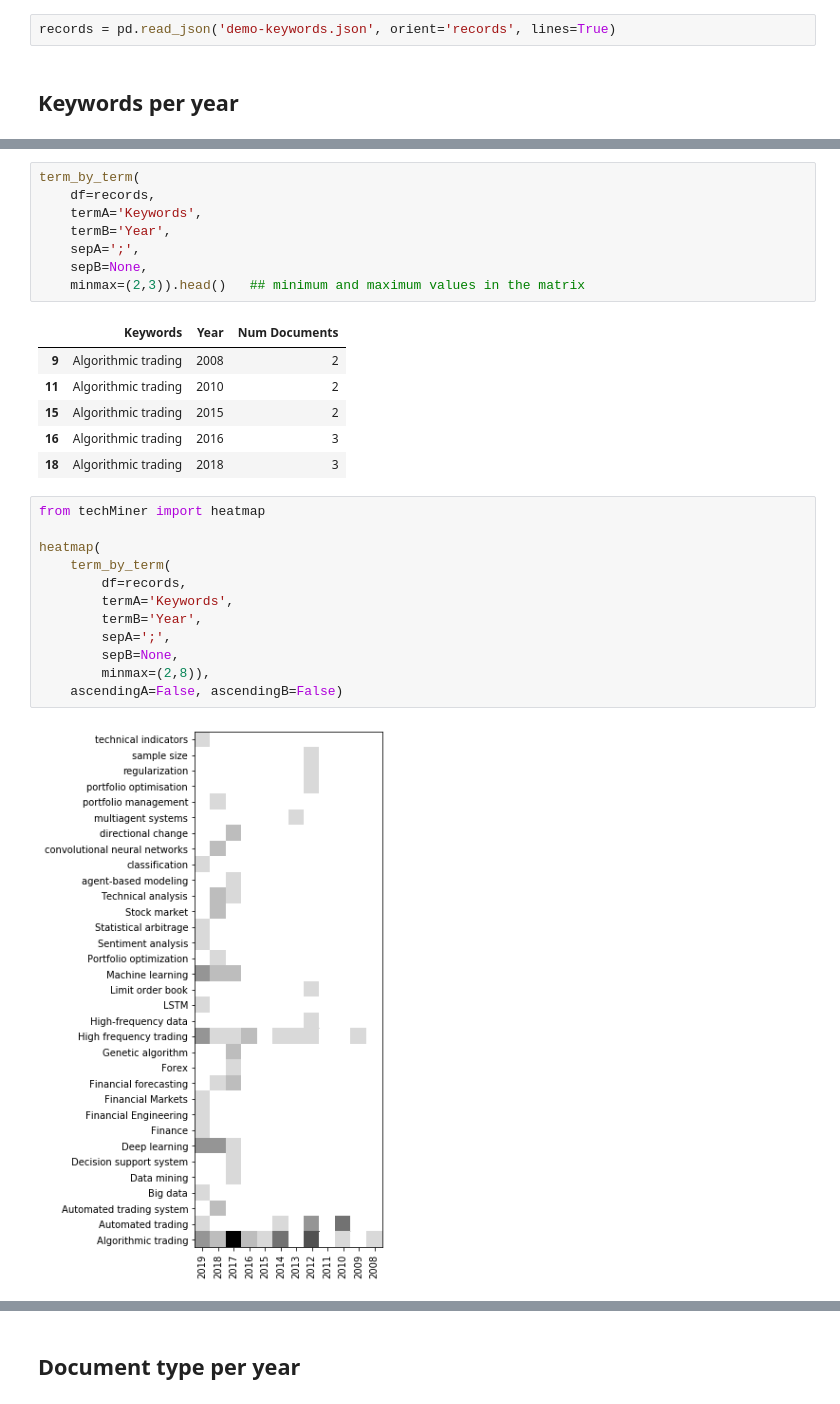
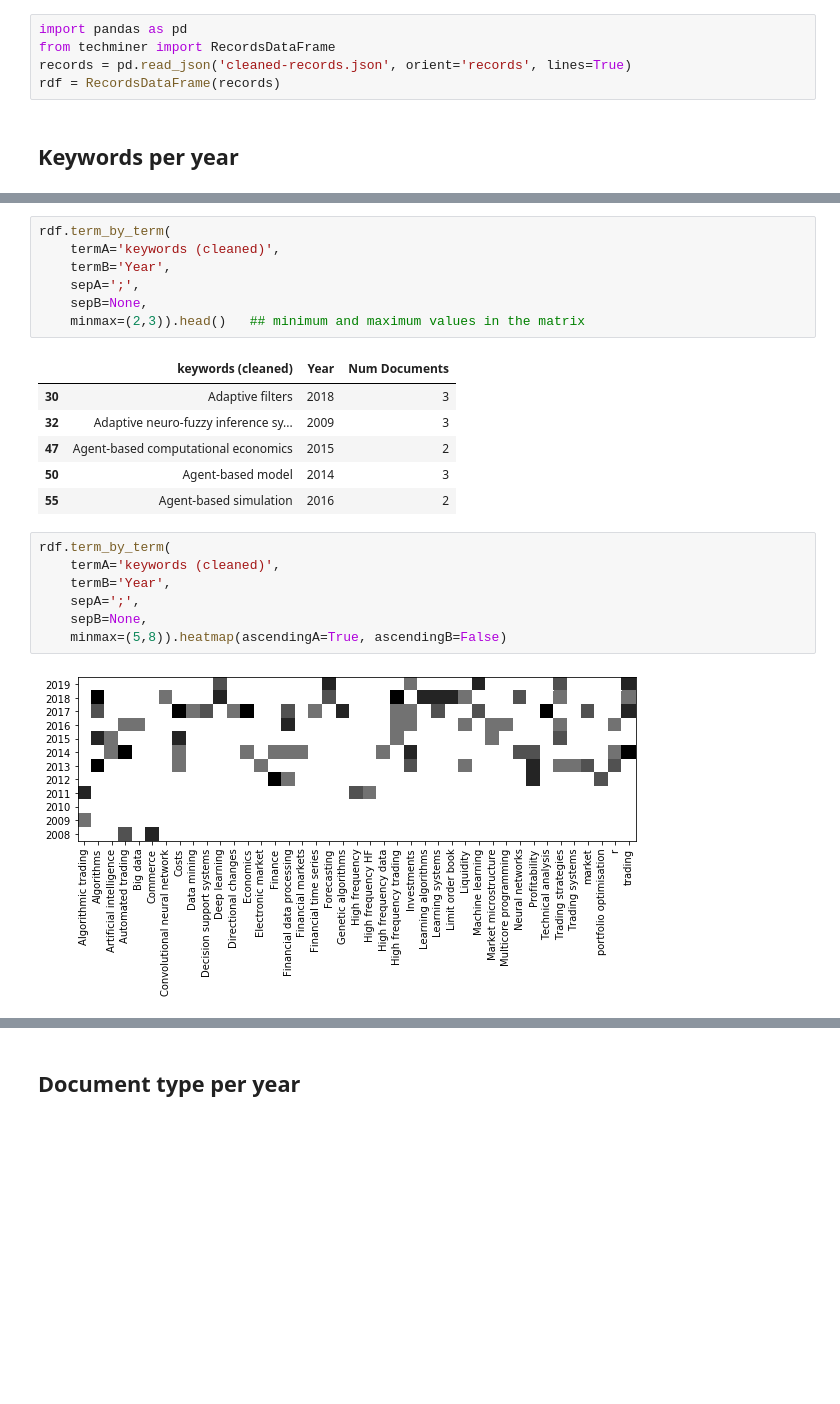
Before and after one commit to jdvelasq/techminer-old-deprecated, a Jupyter notebook: guide/tutorial/7-matrix-analysis.ipynb, the cells around one changed output, grey strips where cells are left out. Cells and saved outputs as stored; diff of their text form; blank space fills up the shorter version.

```diff
--- a/guide/tutorial/7-matrix-analysis.ipynb
+++ b/guide/tutorial/7-matrix-analysis.ipynb
@@ -7,4 +5,7 @@ import pandas as pd
 # %%
-records = pd.read_json('demo-keywords.json', orient='records', lines=True)
+import pandas as pd
+from techminer import RecordsDataFrame
+records = pd.read_json('cleaned-records.json', orient='records', lines=True)
+rdf = RecordsDataFrame(records)
 # %% [markdown]
 ## Keywords per year
@@ -27,29 +25,23 @@ term_by_term(
 # %%
-term_by_term(
-    df=records,
-    termA='Keywords',
+rdf.term_by_term(
+    termA='keywords (cleaned)',
     termB='Year',
     sepA=';',
     sepB=None,
     minmax=(2,3)).head()   ## minimum and maximum values in the matrix
 # %% [output]
-|  | Keywords | Year | Num Documents |
-| 9 | Algorithmic trading | 2008 | 2 |
-| 11 | Algorithmic trading | 2010 | 2 |
-| 15 | Algorithmic trading | 2015 | 2 |
-| 16 | Algorithmic trading | 2016 | 3 |
-| 18 | Algorithmic trading | 2018 | 3 |
+|  | keywords (cleaned) | Year | Num Documents |
+| 30 | Adaptive filters | 2018 | 3 |
+| 32 | Adaptive neuro-fuzzy inference sy... | 2009 | 3 |
+| 47 | Agent-based computational economics | 2015 | 2 |
+| 50 | Agent-based model | 2014 | 3 |
+| 55 | Agent-based simulation | 2016 | 2 |
 # %%
-from techMiner import heatmap
-
-heatmap(
-    term_by_term(
-        df=records,
-        termA='Keywords',
-        termB='Year',
-        sepA=';',
-        sepB=None,
-        minmax=(2,8)),
-    ascendingA=False, ascendingB=False)
+rdf.term_by_term(
+    termA='keywords (cleaned)',
+    termB='Year',
+    sepA=';',
+    sepB=None,
+    minmax=(5,8)).heatmap(ascendingA=True, ascendingB=False)
 # %% [output]
-[figure, old version]
+[figure, new version]
```
Also changed, not shown: parts of 40 cells of this notebook, 8 other files.
